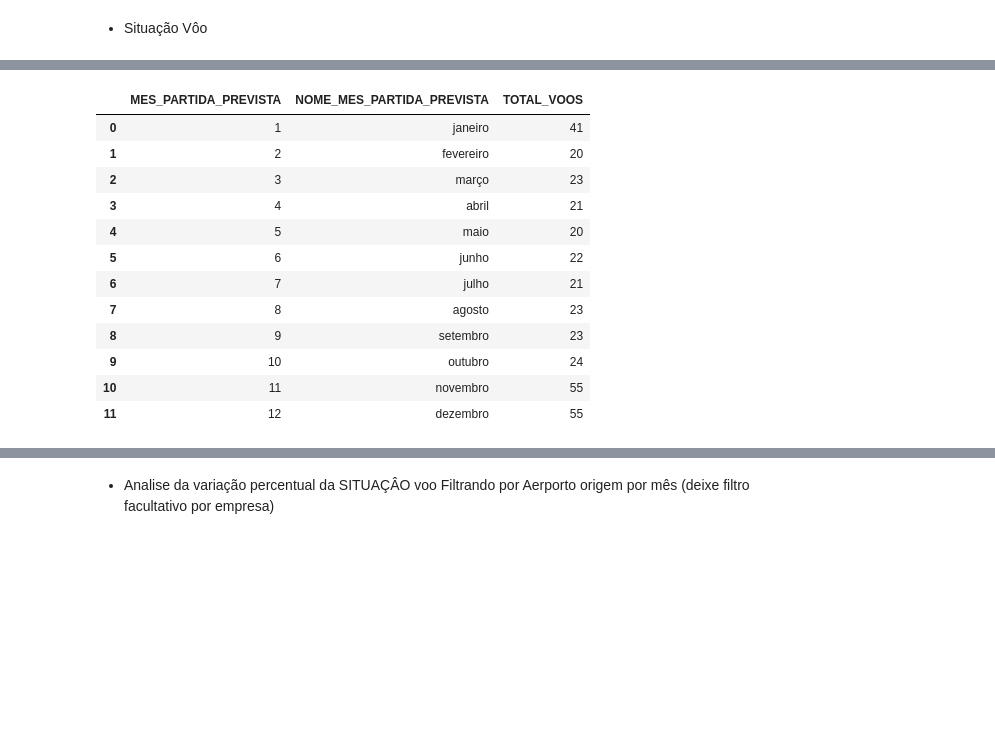
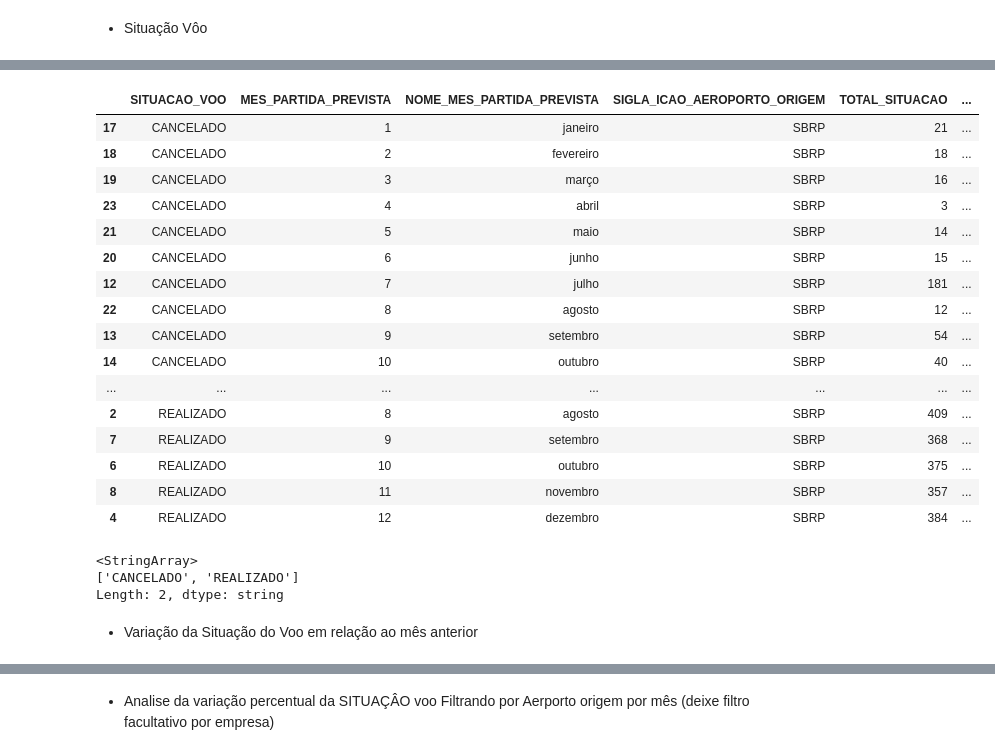
Before and after one commit to rodrigorocha1/dashboard_dados_voos_python, a Jupyter notebook: notebooks/visualizacoes.ipynb, the cells around one changed output, grey strips where cells are left out. Drawn from its saved outputs; the diff is of its cells as text; code cells hidden in the pictures; blank space fills up the shorter version.

```diff
--- a/notebooks/visualizacoes.ipynb
+++ b/notebooks/visualizacoes.ipynb
@@ -102,10 +28,0 @@ obter_situacao_voo(
-# %%
-colunas = ['SIGLA_ICAO_EMPRESA_AEREA', 'SITUACAO_VOO', 'MES_PARTIDA_PREVISTA', 'NOME_MES_PARTIDA_PREVISTA', 'SIGLA_ICAO_AEROPORTO_ORIGEM']
-dataframe = pd.read_parquet(caminho_base, columns=colunas)
-# %%
-dataframe = dataframe.query('SIGLA_ICAO_EMPRESA_AEREA == "TAM"  ' \
-            ' and SIGLA_ICAO_AEROPORTO_ORIGEM == "SBRP"'
-            ' and SITUACAO_VOO == "REALIZADO" '
-            )
-
-dataframe.head()
@@ -274,17 +28,0 @@ Index(['SIGLA_ICAO_EMPRESA_AEREA', 'SITUACAO_VOO', 'MES_PARTIDA_PREVISTA',
-# %%
-colunas = [
-
-        'SIGLA_ICAO_AEROPORTO_ORIGEM',
-        'MES_PARTIDA_PREVISTA',
-        'NOME_MES_PARTIDA_PREVISTA',
-        'NUMERO_VOO' ,
-        'SIGLA_ICAO_EMPRESA_AEREA',
-        'NOME_EMPRESA'
-]
-
-
-dataframe = pd.read_parquet(caminho_base, columns=colunas)
-dataframe = dataframe.query(
-    ' SIGLA_ICAO_EMPRESA_AEREA == "TAM"  ' \
-    ' and SIGLA_ICAO_AEROPORTO_ORIGEM == "SBRP"'\
-)
@@ -338,16 +28,0 @@ dataframe_gb = dataframe.groupby([ 'MES_PARTIDA_PREVISTA', 'NOME_MES_PARTIDA_PRE
-# %%
-dataframe_gb
-# %% [output]
-|  | MES_PARTIDA_PREVISTA | NOME_MES_PARTIDA_PREVISTA | TOTAL_VOOS |
-| 0 | 1 | janeiro | 41 |
-| 1 | 2 | fevereiro | 20 |
-| 2 | 3 | março | 23 |
-| 3 | 4 | abril | 21 |
-| 4 | 5 | maio | 20 |
-| 5 | 6 | junho | 22 |
-| 6 | 7 | julho | 21 |
-| 7 | 8 | agosto | 23 |
-| 8 | 9 | setembro | 23 |
-| 9 | 10 | outubro | 24 |
-| 10 | 11 | novembro | 55 |
-| 11 | 12 | dezembro | 55 |
@@ -364,0 +79,31 @@ fig.show()
+# %%
+dataframe = obter_situacao_voo(
+    sigla_aeroporto='SBRP',
+    mes_partida_prevista=[i for i in range(1, 13)], # [1,2]
+    codigo_tipo_linha='N'
+)
+dataframe
+# %% [output]
+|  | SITUACAO_VOO | MES_PARTIDA_PREVISTA | NOME_MES_PARTIDA_PREVISTA | SIGLA_ICAO_AEROPORTO_ORIGEM | TOTAL_SITUACAO | ... |
+| 17 | CANCELADO | 1 | janeiro | SBRP | 21 | ... |
+| 18 | CANCELADO | 2 | fevereiro | SBRP | 18 | ... |
+| 19 | CANCELADO | 3 | março | SBRP | 16 | ... |
+| 23 | CANCELADO | 4 | abril | SBRP | 3 | ... |
+| 21 | CANCELADO | 5 | maio | SBRP | 14 | ... |
+| 20 | CANCELADO | 6 | junho | SBRP | 15 | ... |
+| 12 | CANCELADO | 7 | julho | SBRP | 181 | ... |
+| 22 | CANCELADO | 8 | agosto | SBRP | 12 | ... |
+| 13 | CANCELADO | 9 | setembro | SBRP | 54 | ... |
+| 14 | CANCELADO | 10 | outubro | SBRP | 40 | ... |
+| ... | ... | ... | ... | ... | ... | ... |
+| 2 | REALIZADO | 8 | agosto | SBRP | 409 | ... |
+| 7 | REALIZADO | 9 | setembro | SBRP | 368 | ... |
+| 6 | REALIZADO | 10 | outubro | SBRP | 375 | ... |
+| 8 | REALIZADO | 11 | novembro | SBRP | 357 | ... |
+| 4 | REALIZADO | 12 | dezembro | SBRP | 384 | ... |
+# %%
+dataframe['SITUACAO_VOO'].unique()
+# %% [output]
+<StringArray>
+['CANCELADO', 'REALIZADO']
+Length: 2, dtype: string
@@ -364,0 +119,2 @@ fig.show()
+# %% [markdown]
+- Variação  da Situação do Voo em relação ao mês anterior
```
Also changed, not shown: parts of 40 cells of this notebook.
